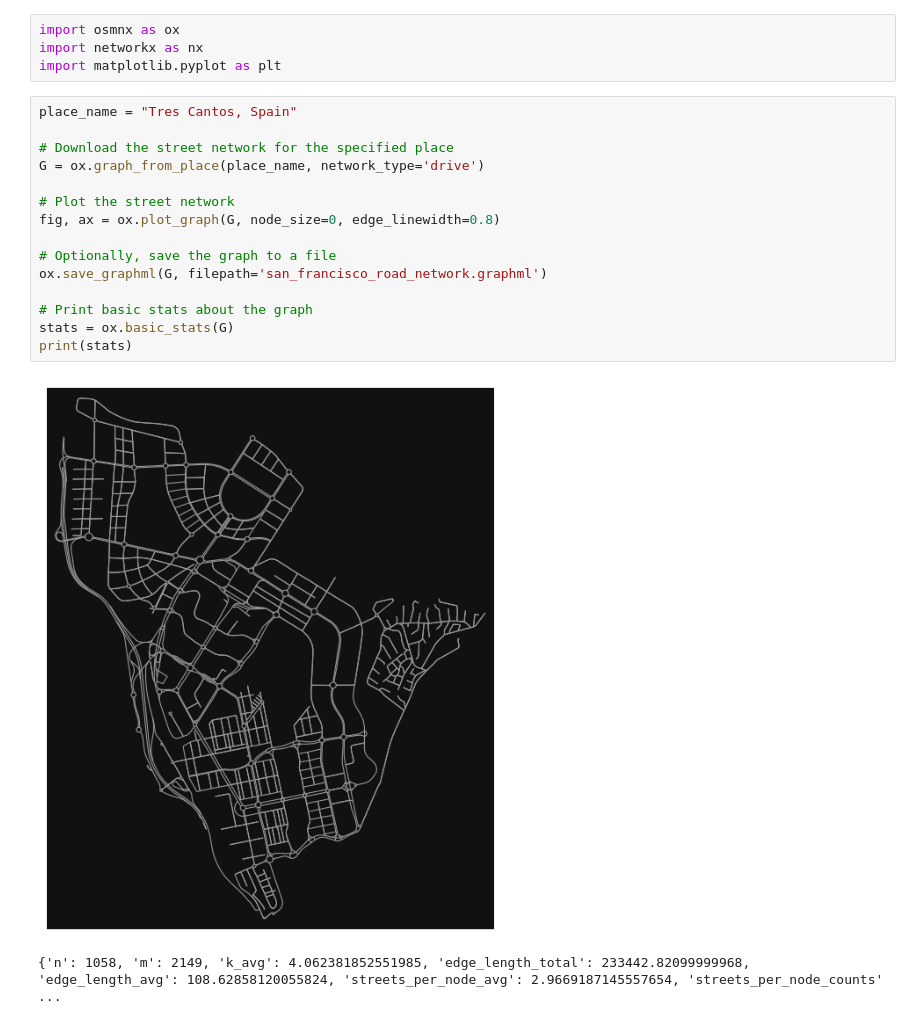
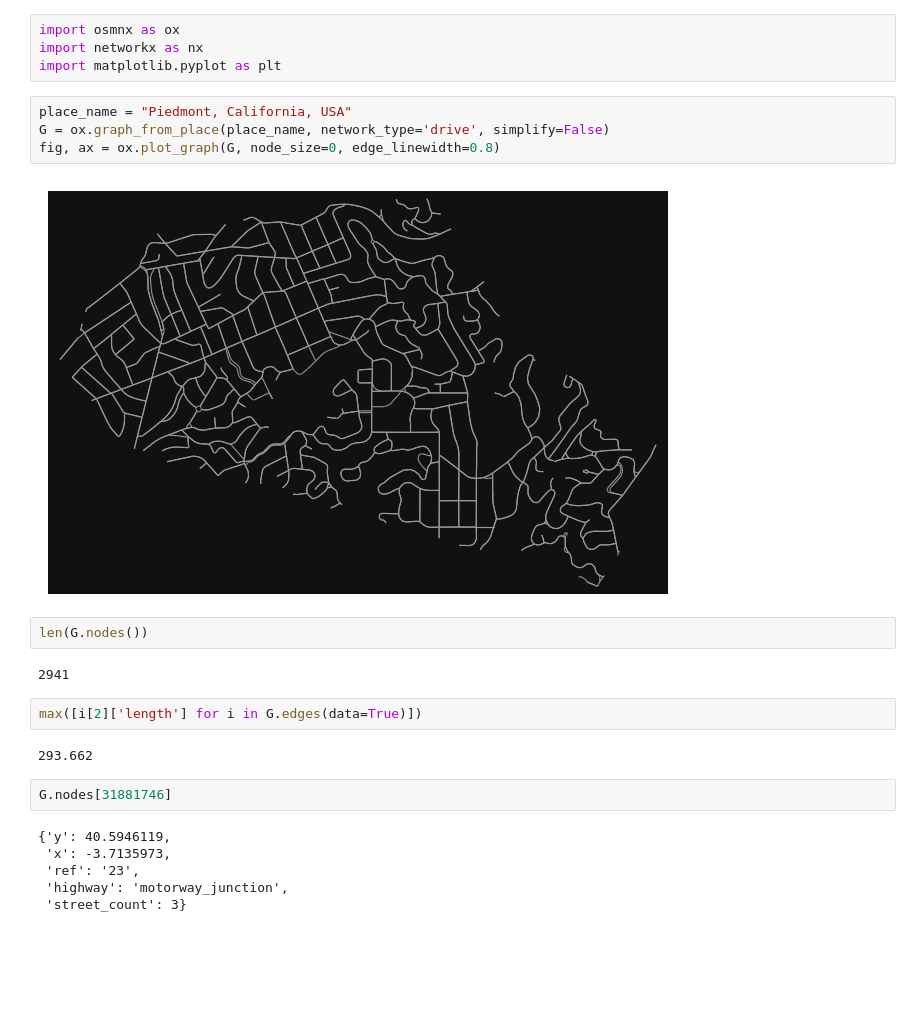
Before and after one commit to dani2442/TrafficFlow, a Jupyter notebook: notebooks/open_street_map_graph.ipynb, the cells around one changed output. Saved outputs shown, nothing was run; the diff lists cells and outputs as text; blank space fills up the shorter version.

```diff
--- a/notebooks/open_street_map_graph.ipynb
+++ b/notebooks/open_street_map_graph.ipynb
@@ -2,21 +2,25 @@
 import osmnx as ox
 import networkx as nx
 import matplotlib.pyplot as plt
-# %%
-place_name = "Tres Cantos, Spain"
-
-# Download the street network for the specified place
-G = ox.graph_from_place(place_name, network_type='drive')
-
-# Plot the street network
-fig, ax = ox.plot_graph(G, node_size=0, edge_linewidth=0.8)
-
-# Optionally, save the graph to a file
-ox.save_graphml(G, filepath='san_francisco_road_network.graphml')
-
-# Print basic stats about the graph
-stats = ox.basic_stats(G)
-print(stats)
-# %% [output]
-[figure, removed]
-{'n': 1058, 'm': 2149, 'k_avg': 4.062381852551985, 'edge_length_total': 233442.82099999968, 'edge_length_avg': 108.62858120055824, 'streets_per_node_avg': 2.9669187145557654, 'streets_per_node_counts' ...
+# %%
+place_name = "Piedmont, California, USA"
+G = ox.graph_from_place(place_name, network_type='drive', simplify=False)
+fig, ax = ox.plot_graph(G, node_size=0, edge_linewidth=0.8)
+# %% [output]
+[figure, added]
+# %%
+len(G.nodes())
+# %% [output]
+2941
+# %%
+max([i[2]['length'] for i in G.edges(data=True)])
+# %% [output]
+293.662
+# %%
+G.nodes[31881746]
+# %% [output]
+{'y': 40.5946119,
+ 'x': -3.7135973,
+ 'ref': '23',
+ 'highway': 'motorway_junction',
+ 'street_count': 3}
```
Also changed, not shown: 16 other files.
